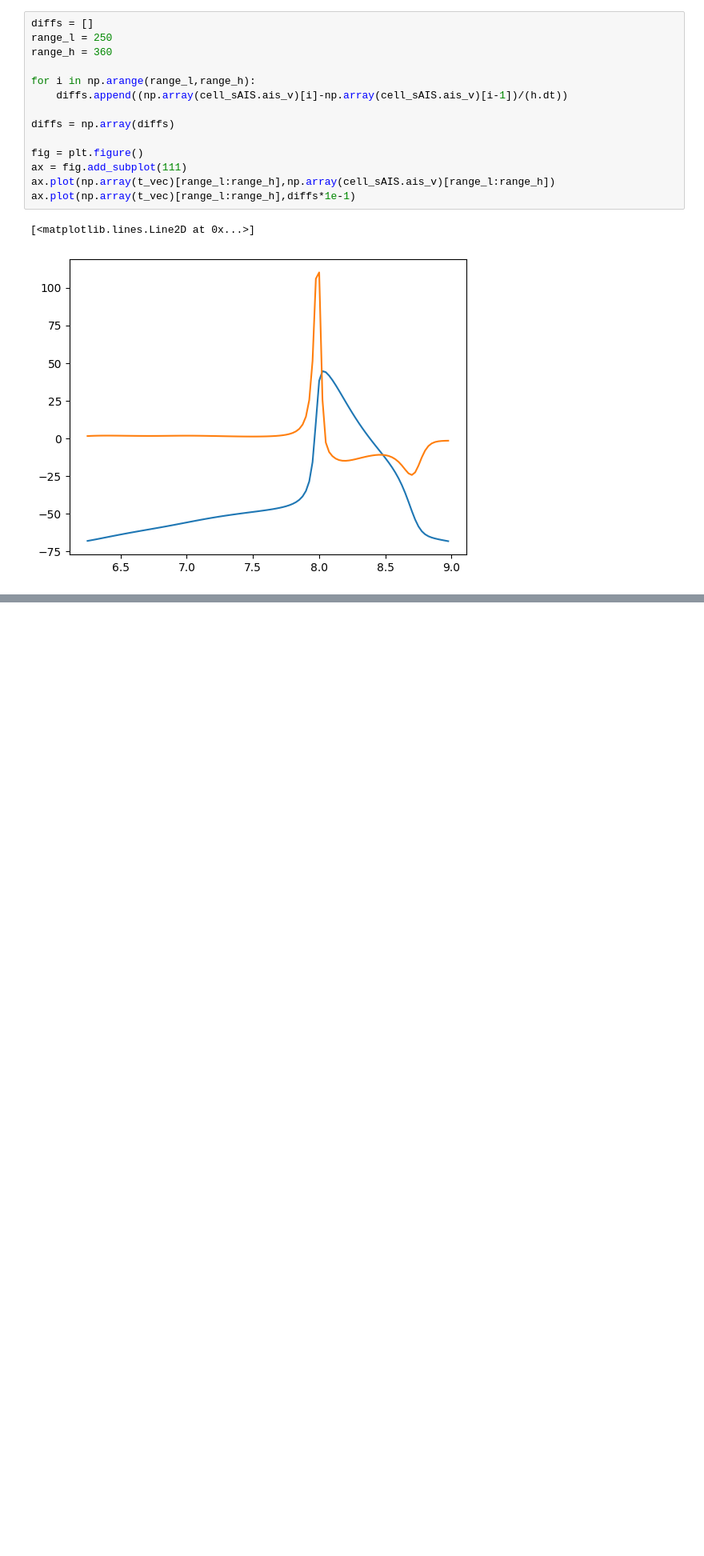
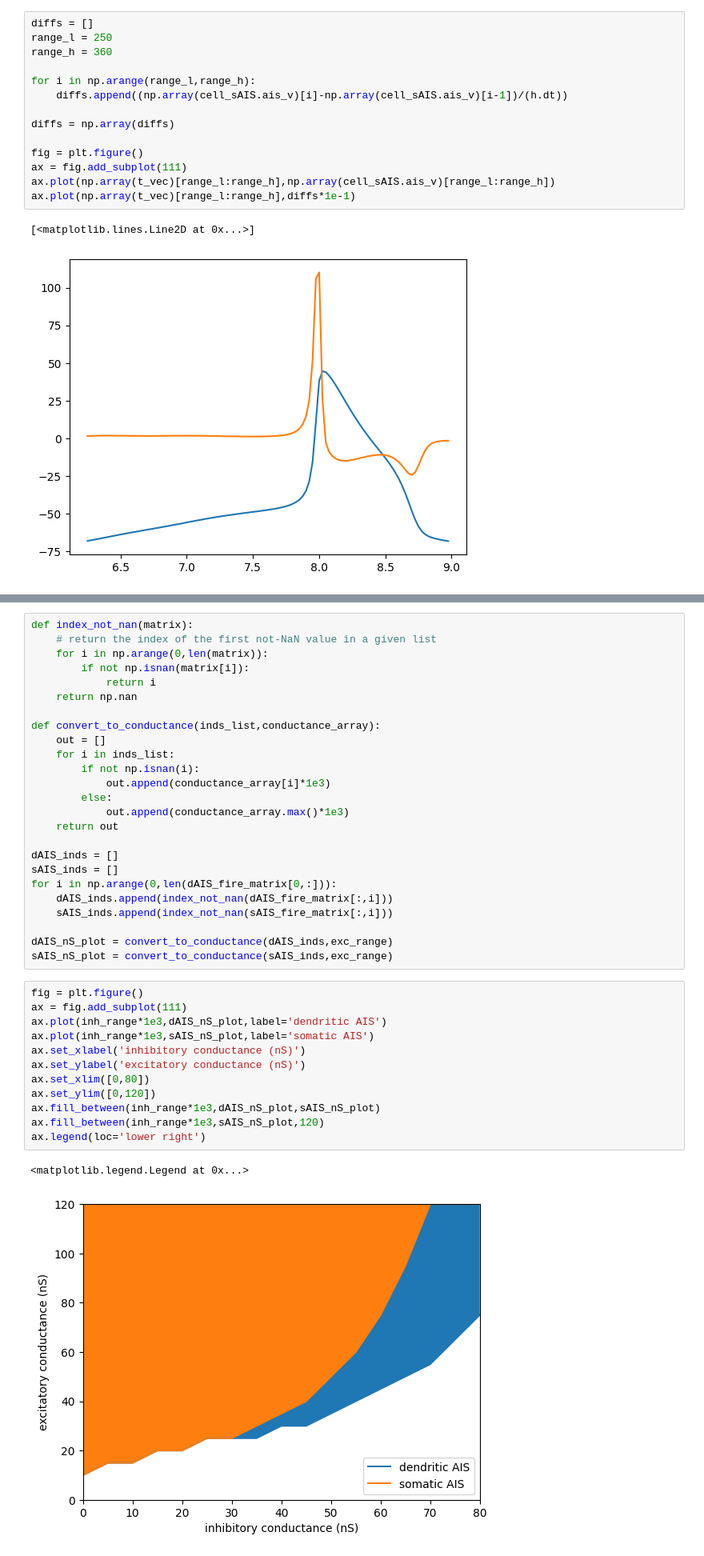
Before and after one commit to lw-miles24/CompModNervSys-final, a Jupyter notebook: simulate_BallAndStick_didfire_Vm_soma.ipynb, the cells around one changed output, grey strips where cells are left out. Shown at 80% size. Drawn from its saved outputs; the diff is of its cells as text; blank space fills up the shorter version.

```diff
--- a/simulate_BallAndStick_didfire_Vm_soma.ipynb
+++ b/simulate_BallAndStick_didfire_Vm_soma.ipynb
@@ -444,0 +451,40 @@ ax.plot(np.array(t_vec)[range_l:range_h],diffs*1e-1)
+# %%
+def index_not_nan(matrix):
+    # return the index of the first not-NaN value in a given list
+    for i in np.arange(0,len(matrix)):
+        if not np.isnan(matrix[i]):
+            return i
+    return np.nan
+
+def convert_to_conductance(inds_list,conductance_array):
+    out = []
+    for i in inds_list:
+        if not np.isnan(i):
+            out.append(conductance_array[i]*1e3)
+        else:
+            out.append(conductance_array.max()*1e3)
+    return out
+
+dAIS_inds = []
+sAIS_inds = []
+for i in np.arange(0,len(dAIS_fire_matrix[0,:])):
+    dAIS_inds.append(index_not_nan(dAIS_fire_matrix[:,i]))
+    sAIS_inds.append(index_not_nan(sAIS_fire_matrix[:,i]))
+
+dAIS_nS_plot = convert_to_conductance(dAIS_inds,exc_range)
+sAIS_nS_plot = convert_to_conductance(sAIS_inds,exc_range)
+# %%
+fig = plt.figure()
+ax = fig.add_subplot(111)
+ax.plot(inh_range*1e3,dAIS_nS_plot,label='dendritic AIS')
+ax.plot(inh_range*1e3,sAIS_nS_plot,label='somatic AIS')
+ax.set_xlabel('inhibitory conductance (nS)')
+ax.set_ylabel('excitatory conductance (nS)')
+ax.set_xlim([0,80])
+ax.set_ylim([0,120])
+ax.fill_between(inh_range*1e3,dAIS_nS_plot,sAIS_nS_plot)
+ax.fill_between(inh_range*1e3,sAIS_nS_plot,120)
+ax.legend(loc='lower right')
+# %% [output]
+<matplotlib.legend.Legend at 0x...>
+[figure, added]
```
Also changed, not shown: parts of 4 cells of this notebook.
